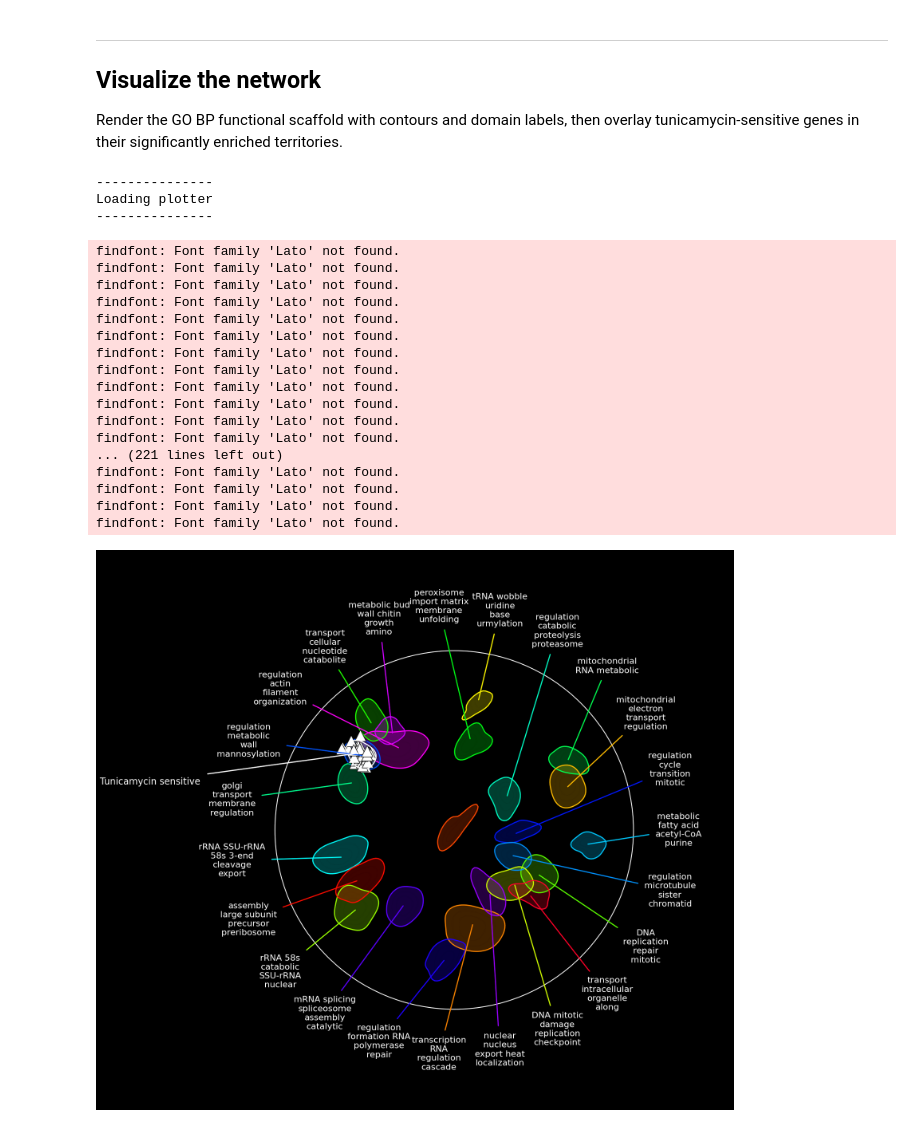
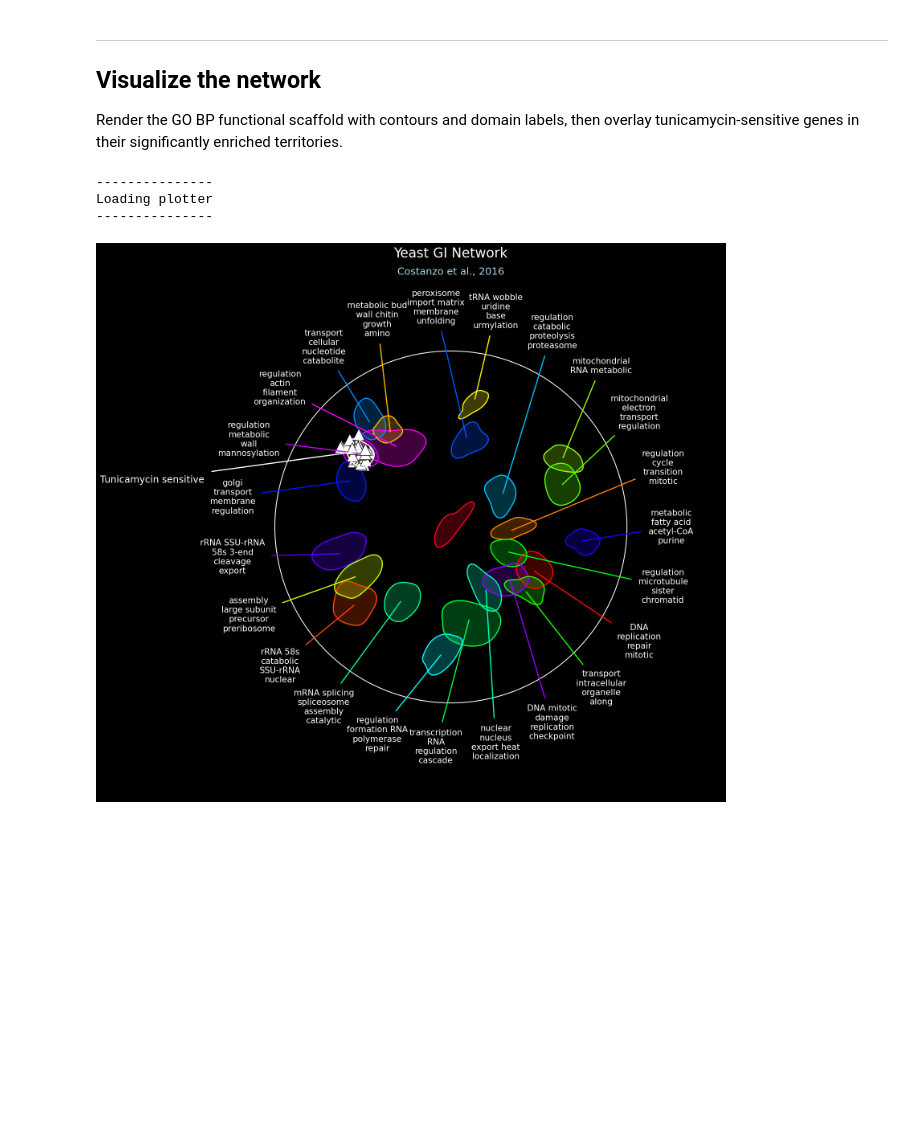
Before and after one commit to riskportal/risk-docs, a Jupyter notebook: notebooks/quickstart_advanced.ipynb, the cells around one changed output. Drawn from its saved outputs; the diff is of its cells as text; code cells hidden in the pictures; blank space fills up the shorter version.

```diff
--- a/notebooks/quickstart_advanced.ipynb
+++ b/notebooks/quickstart_advanced.ipynb
@@ -332,16 +492,29 @@ Tunicamycin-sensitive genes in enriched regions: 37
 
 Render the GO BP functional scaffold with contours and domain labels, then overlay tunicamycin-sensitive genes in their significantly enriched territories.
 # %%
-import matplotlib.pyplot as plt
-
-# random_seed for plotting reproducibility (independent from RANDOM_SEED used for analysis)
-random_seed = 877
+# Set random seed for reproducibility
+random_seed = 887
 
 # Initialize the Plotter with the GO BP graph
 plotter = risk.load_plotter(
     graph=graph_bp,
     figsize=(15, 15),
     background_color="black",
+)
+
+# Plot network title and subtitle
+plotter.plot_title(
+    title="Yeast GI Network",
+    subtitle="Costanzo et al., 2016",
+    title_fontsize=24,
+    subtitle_fontsize=18,
+    font="DejaVu Sans",
+    title_color="white",
+    subtitle_color="lightblue",
+    title_x=0.5,
+    title_y=0.925,
+    title_space_offset=0.08,
+    subtitle_offset=0.025,
 )
 
 # Plot network perimeter as a circle
@@ -363,6 +536,7 @@ plotter.plot_contours(
     grid_size=250,
     color=plotter.get_annotated_contour_colors(
         cmap="gist_rainbow",
+        color=None,
         blend_colors=False,
         blend_gamma=2.2,
         min_scale=1.0,
@@ -381,9 +555,9 @@ plotter.plot_contours(
 plotter.plot_labels(
     scale=1.1,
     offset=0.12,
-    font="Lato",
+    font="DejaVu Sans",
     fontcase={"title": "lower"},
-    fontsize=16,
+    fontsize=15,
     fontcolor="white",
     fontalpha=1.0,
     arrow_linewidth=2.0,
@@ -454,49 +628,32 @@ plotter.plot_subcontour(
     grid_size=250,
     color="#ffffff",
     linestyle="solid",
     linewidth=2.0,
     alpha=1.0,
     fill_alpha=0.25,
 )
 plotter.plot_sublabel(
     nodes=tunicamycin_localized,
     label="Tunicamycin sensitive",
     radial_position=279,
     scale=1.6,
     offset=0.12,
-    font="Lato",
+    font="DejaVu Sans",
     fontsize=17,
     fontcolor="white",
     fontalpha=1.0,
     arrow_linewidth=2.0,
     arrow_style="-",
     arrow_color="#ffffff",
     arrow_alpha=1.0,
     arrow_base_shrink=30.0,
     arrow_tip_shrink=0.0,
 )
 
 # Display the plot
 plotter.show()
 # %% [output]
 ---------------
 Loading plotter
 ---------------
-findfont: Font family 'Lato' not found.
-findfont: Font family 'Lato' not found.
-findfont: Font family 'Lato' not found.
-findfont: Font family 'Lato' not found.
-findfont: Font family 'Lato' not found.
-findfont: Font family 'Lato' not found.
-findfont: Font family 'Lato' not found.
-findfont: Font family 'Lato' not found.
-findfont: Font family 'Lato' not found.
-findfont: Font family 'Lato' not found.
-findfont: Font family 'Lato' not found.
-findfont: Font family 'Lato' not found.
-... (221 lines left out)
-findfont: Font family 'Lato' not found.
-findfont: Font family 'Lato' not found.
-findfont: Font family 'Lato' not found.
-findfont: Font family 'Lato' not found.
-[figure, old version]
+[figure, new version]
```
Also changed, not shown: parts of 9 cells of this notebook.
